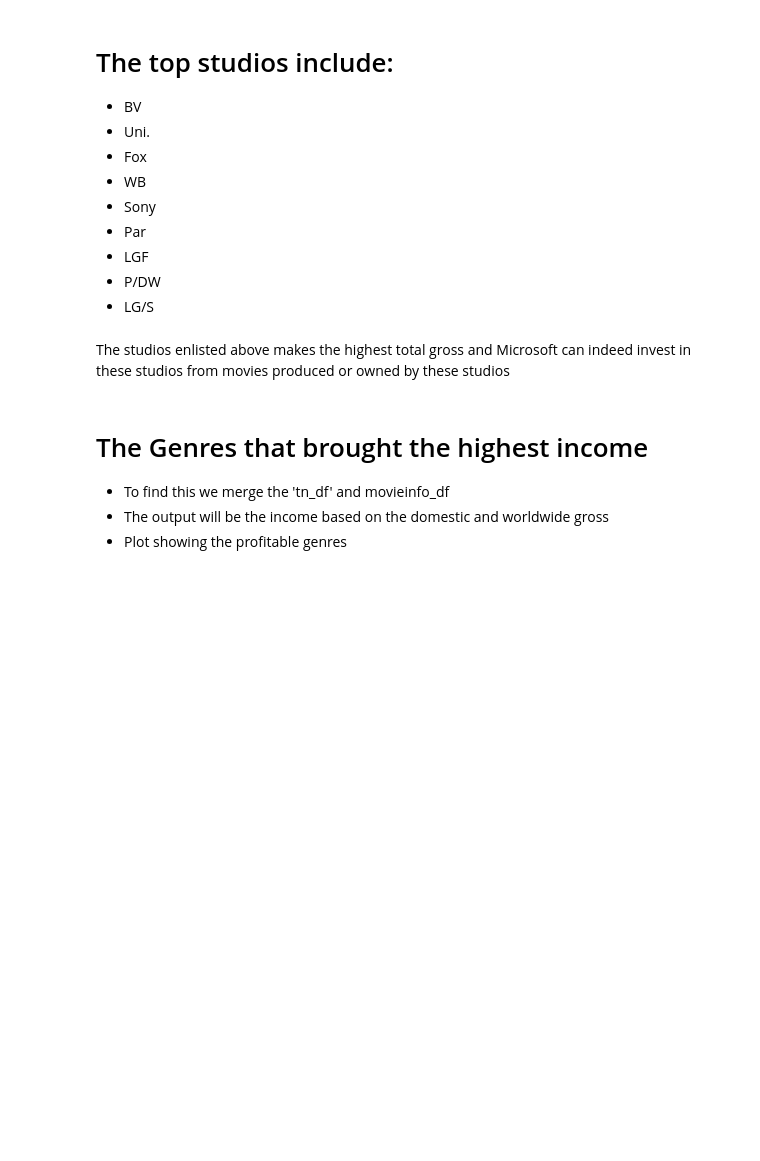
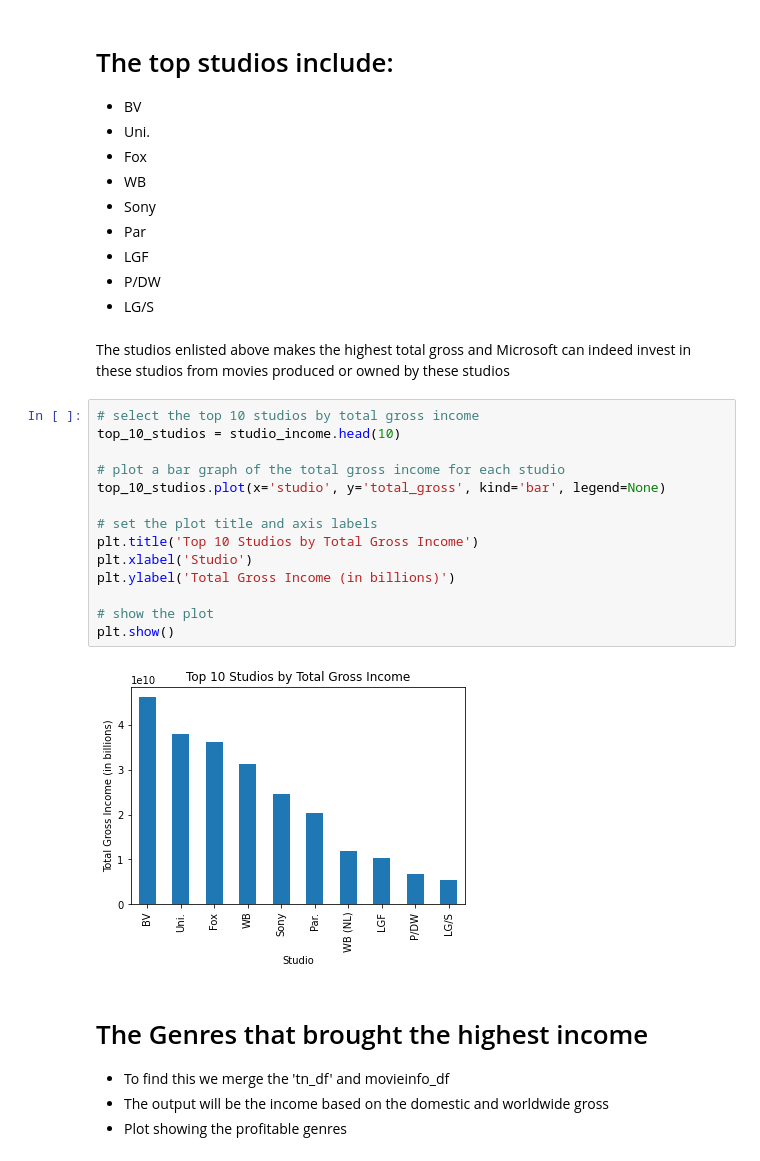
Before and after one commit to Edna722/Movie-Recommendation, a Jupyter notebook: Microsoft Film Project.ipynb, the cells around one changed output. Saved outputs shown, nothing was run; the diff lists cells and outputs as text; blank space fills up the shorter version.

```diff
--- a/Microsoft Film Project.ipynb
+++ b/Microsoft Film Project.ipynb
@@ -446,6 +454,22 @@ studio_income.head(10)
 * LG/S
 # %% [markdown]
 The studios enlisted above makes the highest total gross and Microsoft can indeed invest in these studios from movies produced or owned by these studios
+# %%
+# select the top 10 studios by total gross income
+top_10_studios = studio_income.head(10)
+
+# plot a bar graph of the total gross income for each studio
+top_10_studios.plot(x='studio', y='total_gross', kind='bar', legend=None)
+
+# set the plot title and axis labels
+plt.title('Top 10 Studios by Total Gross Income')
+plt.xlabel('Studio')
+plt.ylabel('Total Gross Income (in billions)')
+
+# show the plot
+plt.show()
+# %% [output]
+[figure, added]
 # %% [markdown]
 # The Genres that brought the highest income
 * To find this we merge the 'tn_df' and movieinfo_df
```
Also changed, not shown: parts of 7 cells of this notebook, 18 other files.
